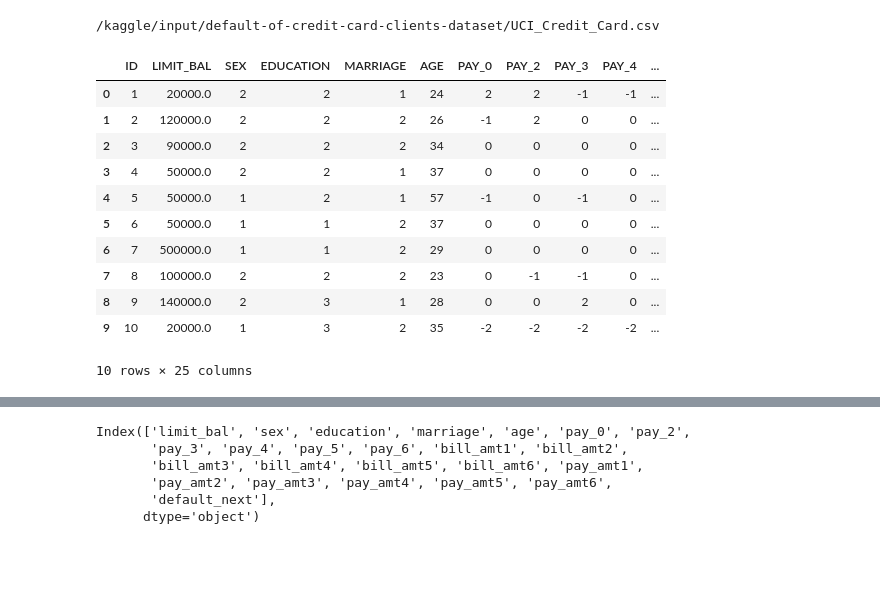
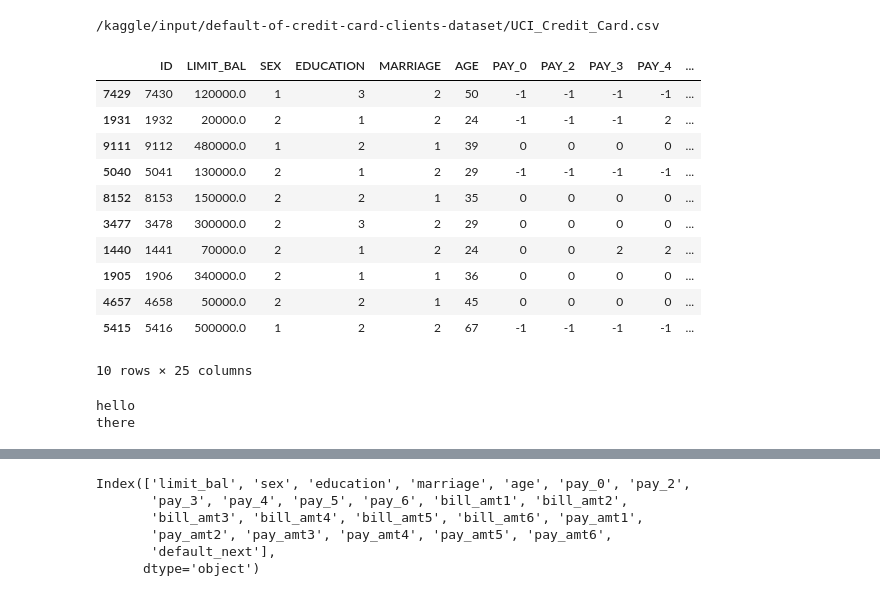
Before and after one commit to ewellsgray/data_science, a Jupyter notebook: credit/credit_default_predict.ipynb, the cells around one changed output, grey strips where cells are left out. Saved outputs shown, nothing was run; the diff lists cells and outputs as text; code cells hidden in the pictures; blank space fills up the shorter version.

```diff
--- a/credit/credit_default_predict.ipynb
+++ b/credit/credit_default_predict.ipynb
@@ -64,21 +66,26 @@ for dirname, _, filenames in os.walk('/kaggle/input'):
 # %% [output]
 /kaggle/input/default-of-credit-card-clients-dataset/UCI_Credit_Card.csv
 # %%
-df_o = pd.read_csv(data_path, nrows =5000)
+df_o = pd.read_csv(data_path, nrows =10000)
 #df_o.describe()
-df_o.head(10)
+df_o.sample(10)
 #df.columns
 #df_o.info
 # %% [output]
 |  | ID | LIMIT_BAL | SEX | EDUCATION | MARRIAGE | AGE | PAY_0 | PAY_2 | PAY_3 | PAY_4 | ... |
-| 0 | 1 | 20000.0 | 2 | 2 | 1 | 24 | 2 | 2 | -1 | -1 | ... |
-| 1 | 2 | 120000.0 | 2 | 2 | 2 | 26 | -1 | 2 | 0 | 0 | ... |
-| 2 | 3 | 90000.0 | 2 | 2 | 2 | 34 | 0 | 0 | 0 | 0 | ... |
-| 3 | 4 | 50000.0 | 2 | 2 | 1 | 37 | 0 | 0 | 0 | 0 | ... |
-| 4 | 5 | 50000.0 | 1 | 2 | 1 | 57 | -1 | 0 | -1 | 0 | ... |
-| 5 | 6 | 50000.0 | 1 | 1 | 2 | 37 | 0 | 0 | 0 | 0 | ... |
-| 6 | 7 | 500000.0 | 1 | 1 | 2 | 29 | 0 | 0 | 0 | 0 | ... |
-| 7 | 8 | 100000.0 | 2 | 2 | 2 | 23 | 0 | -1 | -1 | 0 | ... |
-| 8 | 9 | 140000.0 | 2 | 3 | 1 | 28 | 0 | 0 | 2 | 0 | ... |
-| 9 | 10 | 20000.0 | 1 | 3 | 2 | 35 | -2 | -2 | -2 | -2 | ... |
+| 7429 | 7430 | 120000.0 | 1 | 3 | 2 | 50 | -1 | -1 | -1 | -1 | ... |
+| 1931 | 1932 | 20000.0 | 2 | 1 | 2 | 24 | -1 | -1 | -1 | 2 | ... |
+| 9111 | 9112 | 480000.0 | 1 | 2 | 1 | 39 | 0 | 0 | 0 | 0 | ... |
+| 5040 | 5041 | 130000.0 | 2 | 1 | 2 | 29 | -1 | -1 | -1 | -1 | ... |
+| 8152 | 8153 | 150000.0 | 2 | 2 | 1 | 35 | 0 | 0 | 0 | 0 | ... |
+| 3477 | 3478 | 300000.0 | 2 | 3 | 2 | 29 | 0 | 0 | 0 | 0 | ... |
+| 1440 | 1441 | 70000.0 | 2 | 1 | 2 | 24 | 0 | 0 | 2 | 2 | ... |
+| 1905 | 1906 | 340000.0 | 2 | 1 | 1 | 36 | 0 | 0 | 0 | 0 | ... |
+| 4657 | 4658 | 50000.0 | 2 | 2 | 1 | 45 | 0 | 0 | 0 | 0 | ... |
+| 5415 | 5416 | 500000.0 | 1 | 2 | 2 | 67 | -1 | -1 | -1 | -1 | ... |
 10 rows × 25 columns
+# %%
+print('hello \nthere')
+# %% [output]
+hello
+there
```
Also changed, not shown: parts of 32 cells of this notebook.
